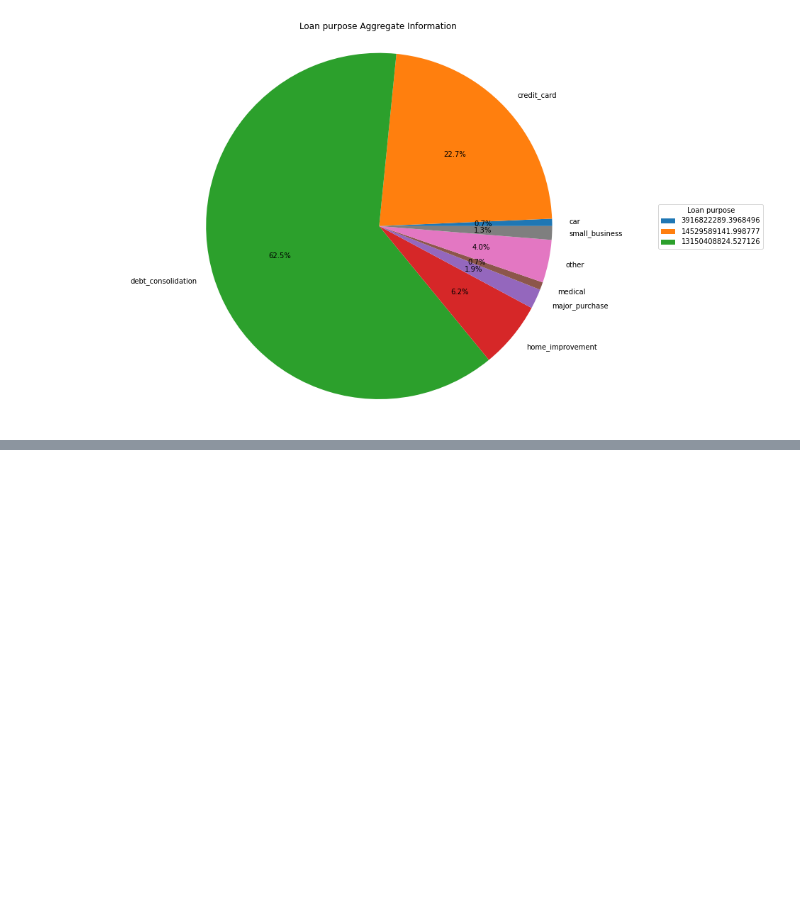
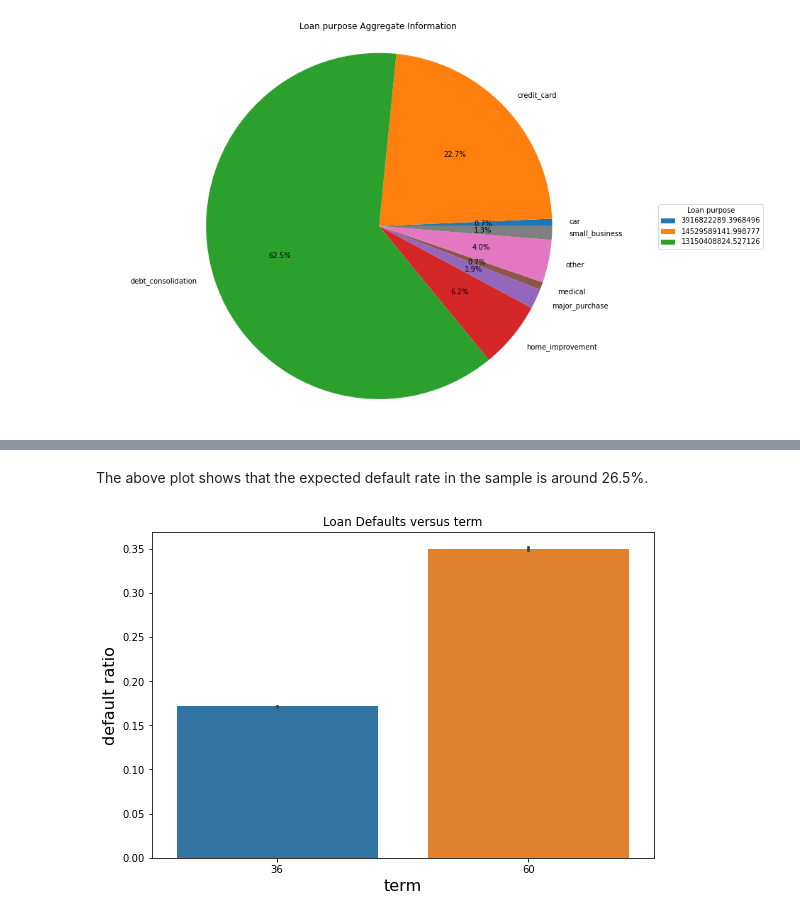
Before and after one commit to NFJ1618/lending-club-analysis, a Jupyter notebook: lending-club-analysis.ipynb, the cells around one changed output, grey strips where cells are left out. Drawn from its saved outputs; the diff is of its cells as text; code cells hidden in the pictures; blank space fills up the shorter version.

```diff
--- a/lending-club-analysis.ipynb
+++ b/lending-club-analysis.ipynb
@@ -65,0 +70,6 @@ plt.show()
+# %% [markdown]
+The above plot shows that the expected default rate in the sample is around 26.5%.
+# %%
+data.bar("term",figsize=(9,6))
+# %% [output]
+[figure, added]
```
Also changed, not shown: parts of 31 cells of this notebook, 1 other file.
